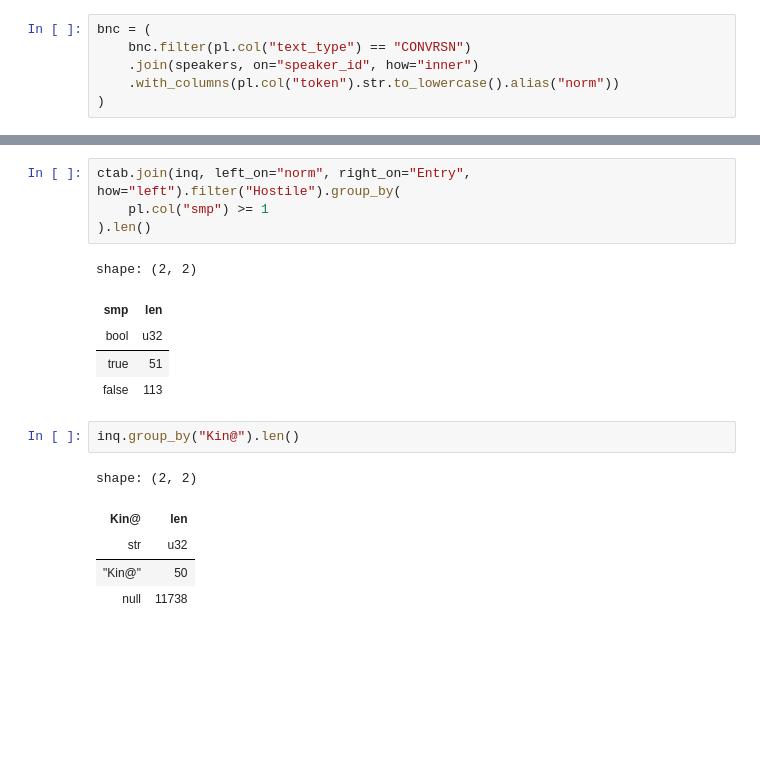
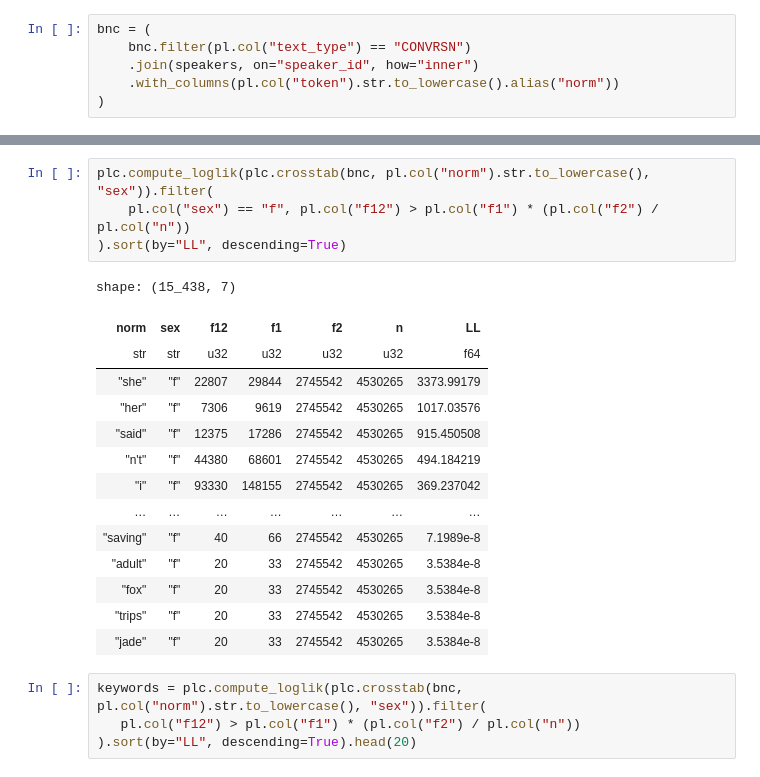
Before and after one commit to rmalouf/polars_corpus, a Jupyter notebook: examples/keywords.ipynb, the cells around one changed output, grey strips where cells are left out. Cells and saved outputs as stored; diff of their text form; blank space fills up the shorter version.

```diff
--- a/examples/keywords.ipynb
+++ b/examples/keywords.ipynb
@@ -212,18 +89,23 @@ shape: (2, 2)
-# %%
-ctab.join(inq, left_on="norm", right_on="Entry", how="left").filter("Hostile").group_by(
-    pl.col("smp") >= 1
-).len()
-# %% [output]
-shape: (2, 2)
-| smp | len |
-| bool | u32 |
-| true | 51 |
-| false | 113 |
-# %%
-inq.group_by("Kin@").len()
-# %% [output]
-shape: (2, 2)
-| Kin@ | len |
-| str | u32 |
-| "Kin@" | 50 |
-| null | 11738 |
+# %%
+plc.compute_loglik(plc.crosstab(bnc, pl.col("norm").str.to_lowercase(), "sex")).filter(
+    pl.col("sex") == "f", pl.col("f12") > pl.col("f1") * (pl.col("f2") / pl.col("n"))
+).sort(by="LL", descending=True)
+# %% [output]
+shape: (15_438, 7)
+| norm | sex | f12 | f1 | f2 | n | LL |
+| str | str | u32 | u32 | u32 | u32 | f64 |
+| "she" | "f" | 22807 | 29844 | 2745542 | 4530265 | 3373.99179 |
+| "her" | "f" | 7306 | 9619 | 2745542 | 4530265 | 1017.03576 |
+| "said" | "f" | 12375 | 17286 | 2745542 | 4530265 | 915.450508 |
+| "n't" | "f" | 44380 | 68601 | 2745542 | 4530265 | 494.184219 |
+| "i" | "f" | 93330 | 148155 | 2745542 | 4530265 | 369.237042 |
+| … | … | … | … | … | … | … |
+| "saving" | "f" | 40 | 66 | 2745542 | 4530265 | 7.1989e-8 |
+| "adult" | "f" | 20 | 33 | 2745542 | 4530265 | 3.5384e-8 |
+| "fox" | "f" | 20 | 33 | 2745542 | 4530265 | 3.5384e-8 |
+| "trips" | "f" | 20 | 33 | 2745542 | 4530265 | 3.5384e-8 |
+| "jade" | "f" | 20 | 33 | 2745542 | 4530265 | 3.5384e-8 |
+# %%
+keywords = plc.compute_loglik(plc.crosstab(bnc, pl.col("norm").str.to_lowercase(), "sex")).filter(
+   pl.col("f12") > pl.col("f1") * (pl.col("f2") / pl.col("n"))
+).sort(by="LL", descending=True).head(20)
```
Also changed, not shown: parts of 19 cells of this notebook, 6 other files.
